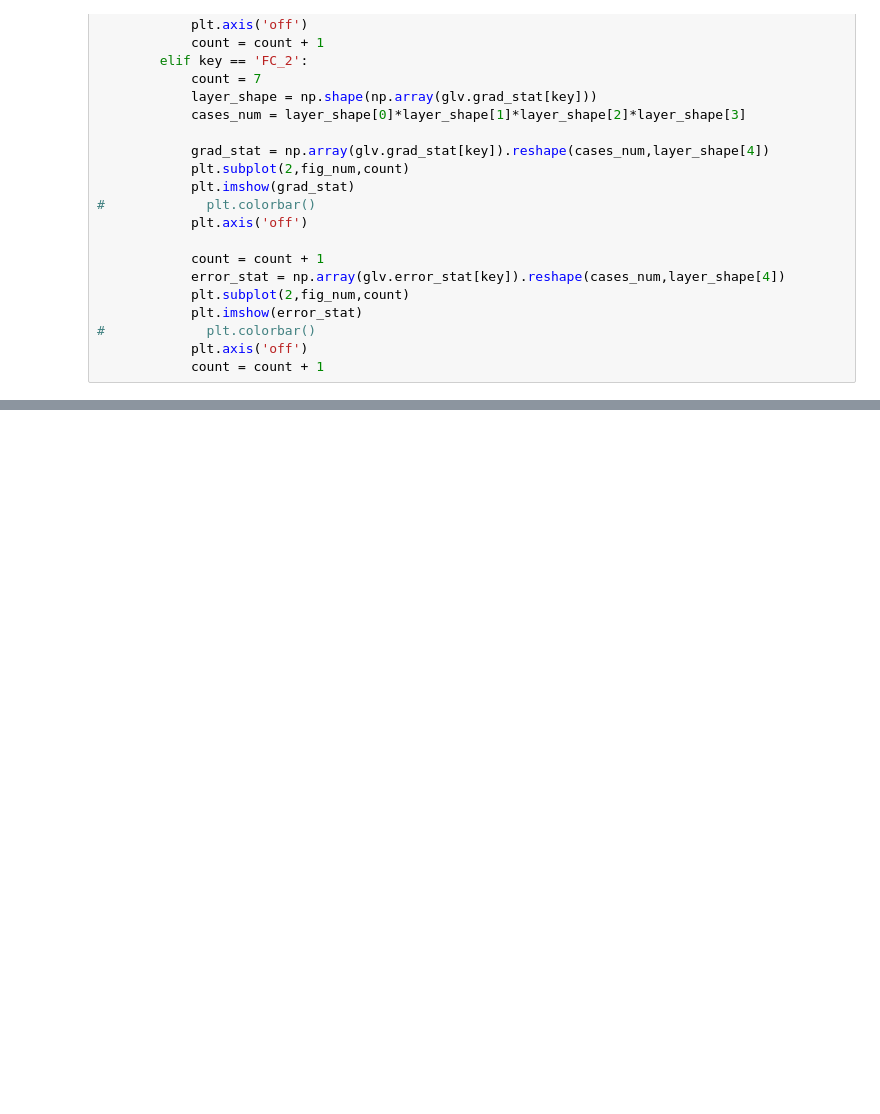
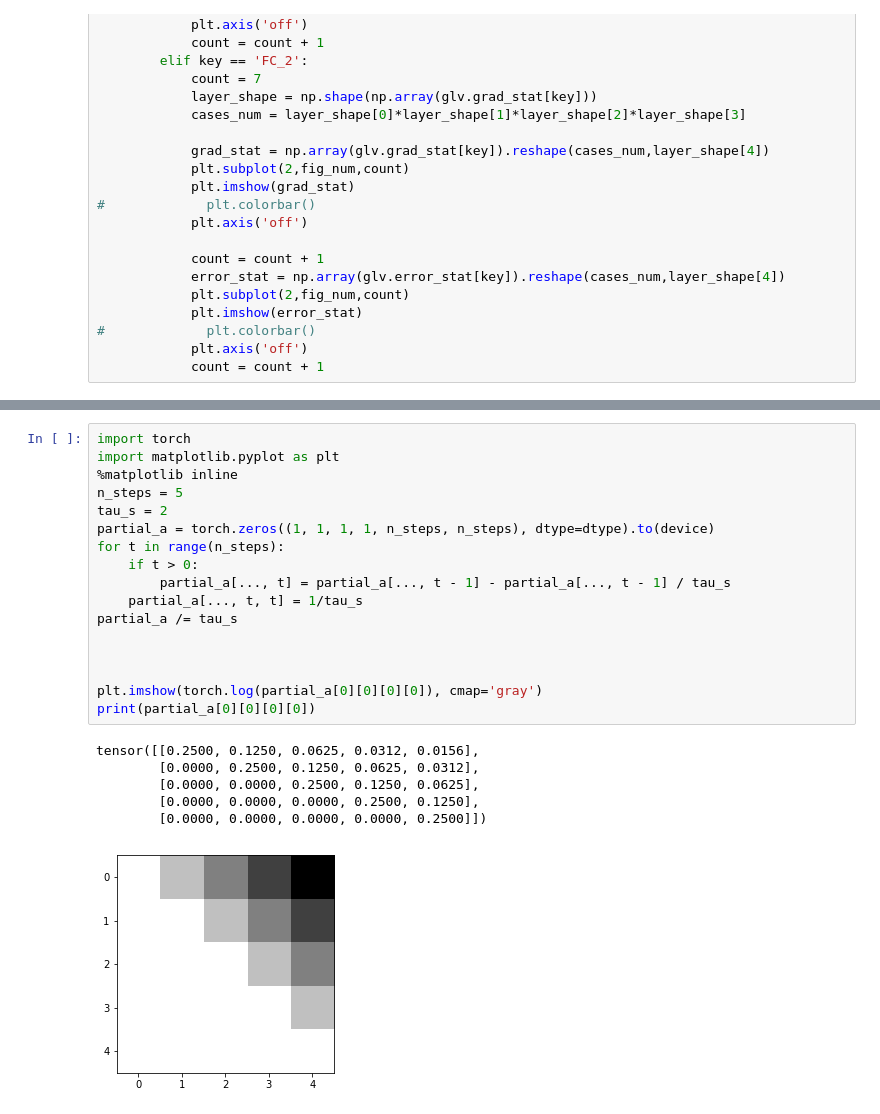
Before and after one commit to superrrpotato/Acc-Timing, a Jupyter notebook: Visualization.ipynb, the cells around one changed output, grey strips where cells are left out. Drawn from its saved outputs; the diff is of its cells as text; blank space fills up the shorter version.

```diff
--- a/Visualization.ipynb
+++ b/Visualization.ipynb
@@ -182,0 +185,24 @@ cases_num:  10
+# %%
+import torch
+import matplotlib.pyplot as plt
+%matplotlib inline
+n_steps = 5
+tau_s = 2
+partial_a = torch.zeros((1, 1, 1, 1, n_steps, n_steps), dtype=dtype).to(device)
+for t in range(n_steps):
+    if t > 0:
+        partial_a[..., t] = partial_a[..., t - 1] - partial_a[..., t - 1] / tau_s
+    partial_a[..., t, t] = 1/tau_s
+partial_a /= tau_s
+
+
+
+plt.imshow(torch.log(partial_a[0][0][0][0]), cmap='gray')
+print(partial_a[0][0][0][0])
+# %% [output]
+tensor([[0.2500, 0.1250, 0.0625, 0.0312, 0.0156],
+        [0.0000, 0.2500, 0.1250, 0.0625, 0.0312],
+        [0.0000, 0.0000, 0.2500, 0.1250, 0.0625],
+        [0.0000, 0.0000, 0.0000, 0.2500, 0.1250],
+        [0.0000, 0.0000, 0.0000, 0.0000, 0.2500]])
+[figure, added]
```
Also changed, not shown: parts of 1 cell of this notebook, 4 other files.
